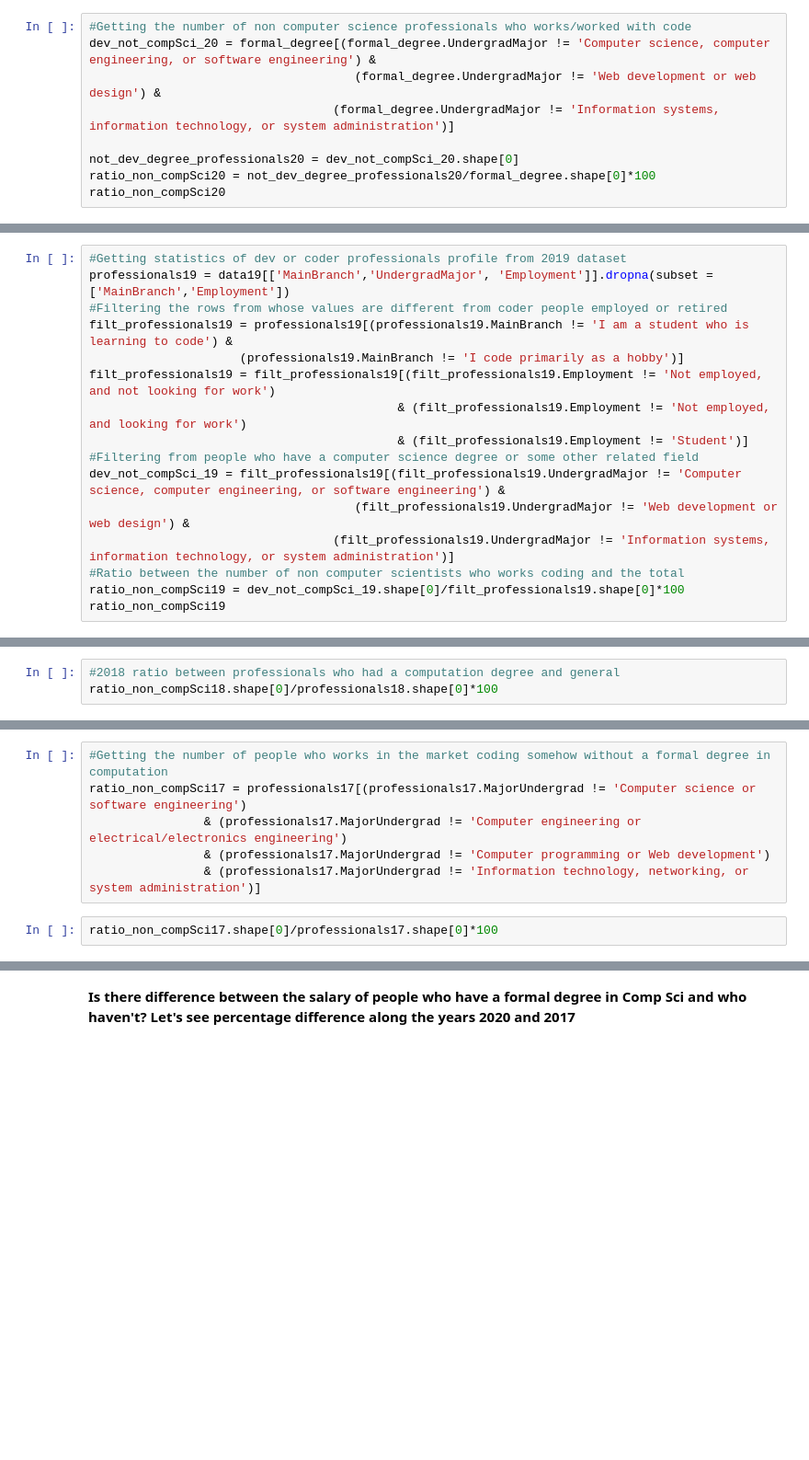
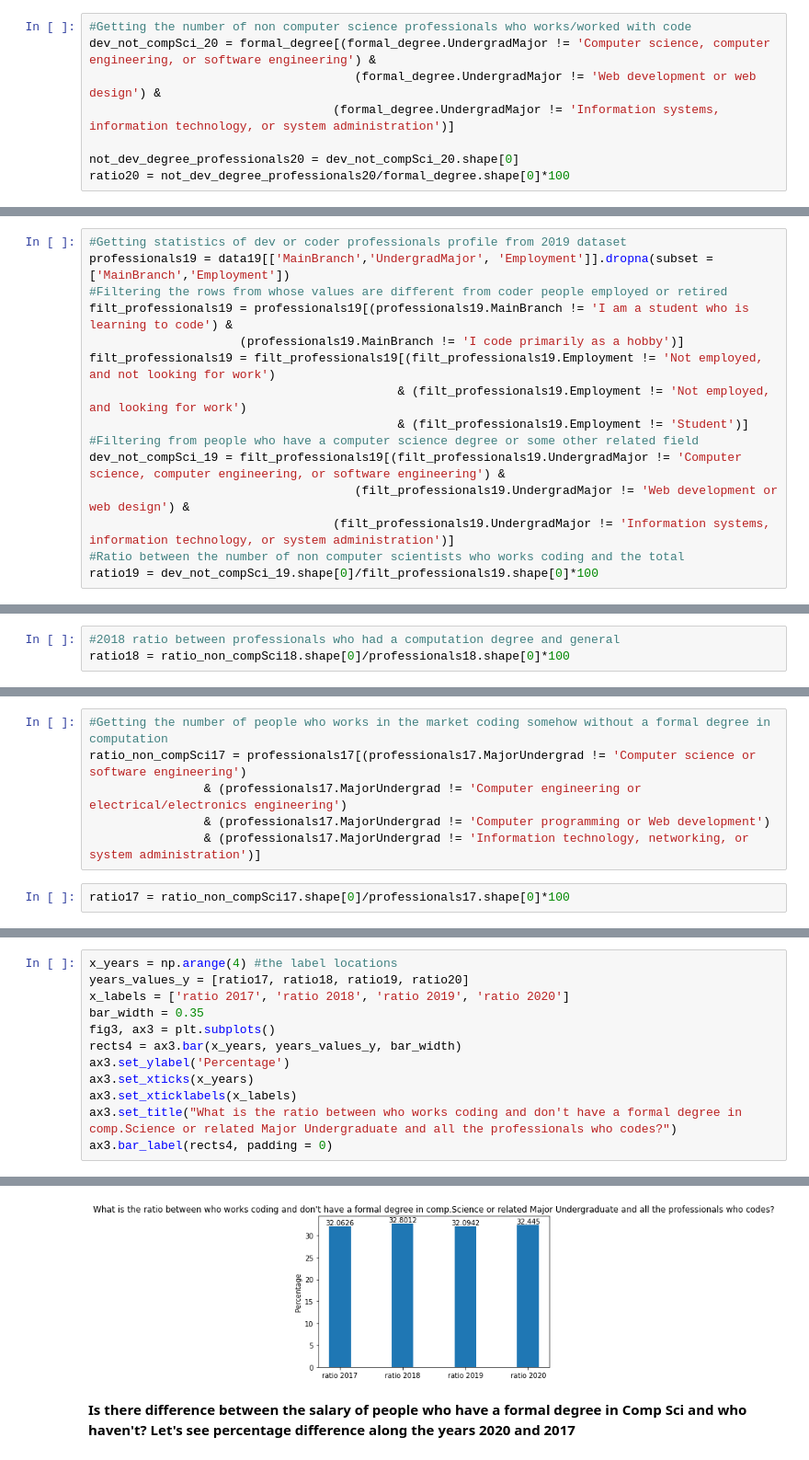
Before and after one commit to NataliaKitaoka/coder-evolution, a Jupyter notebook: coder-evolution.ipynb, the cells around one changed output, grey strips where cells are left out. Shown: that part at 92% size. Drawn from its saved outputs; the diff is of its cells as text; blank space fills up the shorter version.

Commit message:
Updates 2nd question visualization

```diff
--- a/coder-evolution.ipynb
+++ b/coder-evolution.ipynb
@@ -153,5 +153,4 @@ dev_not_compSci_20 = formal_degree[(formal_degree.UndergradMajor != 'Computer sc
                                   (formal_degree.UndergradMajor != 'Information systems, information technology, or system administration')]
 
 not_dev_degree_professionals20 = dev_not_compSci_20.shape[0]
-ratio_non_compSci20 = not_dev_degree_professionals20/formal_degree.shape[0]*100
-ratio_non_compSci20
+ratio20 = not_dev_degree_professionals20/formal_degree.shape[0]*100
@@ -171,5 +168,4 @@ dev_not_compSci_19 = filt_professionals19[(filt_professionals19.UndergradMajor !
                                      (filt_professionals19.UndergradMajor != 'Web development or web design') &
                                   (filt_professionals19.UndergradMajor != 'Information systems, information technology, or system administration')]
 #Ratio between the number of non computer scientists who works coding and the total
-ratio_non_compSci19 = dev_not_compSci_19.shape[0]/filt_professionals19.shape[0]*100
-ratio_non_compSci19
+ratio19 = dev_not_compSci_19.shape[0]/filt_professionals19.shape[0]*100
@@ -206,4 +200,4 @@ ratio_non_compSci18 = professionals18[(professionals18.UndergradMajor != 'Comput
                 & (professionals18.UndergradMajor != 'Web development or web design')]
 # %%
 #2018 ratio between professionals who had a computation degree and general
-ratio_non_compSci18.shape[0]/professionals18.shape[0]*100
+ratio18 = ratio_non_compSci18.shape[0]/professionals18.shape[0]*100
@@ -225,4 +217,4 @@ ratio_non_compSci17 = professionals17[(professionals17.MajorUndergrad != 'Comput
                 & (professionals17.MajorUndergrad != 'Computer programming or Web development')
                 & (professionals17.MajorUndergrad != 'Information technology, networking, or system administration')]
 # %%
-ratio_non_compSci17.shape[0]/professionals17.shape[0]*100
+ratio17 = ratio_non_compSci17.shape[0]/professionals17.shape[0]*100
@@ -230,0 +246,13 @@ ratio_non_compSci17.shape[0]/professionals17.shape[0]*100
+# %%
+x_years = np.arange(4) #the label locations
+years_values_y = [ratio17, ratio18, ratio19, ratio20]
+x_labels = ['ratio 2017', 'ratio 2018', 'ratio 2019', 'ratio 2020']
+bar_width = 0.35
+fig3, ax3 = plt.subplots()
+rects4 = ax3.bar(x_years, years_values_y, bar_width)
+ax3.set_ylabel('Percentage')
+ax3.set_xticks(x_years)
+ax3.set_xticklabels(x_labels)
+ax3.set_title("What is the ratio between who works coding and don't have a formal degree in comp.Science or related Major Undergraduate and all the professionals who codes?")
+ax3.bar_label(rects4, padding = 0)
+# %% [output]
@@ -231,3 +263,4 @@ ratio_non_compSci17.shape[0]/professionals17.shape[0]*100
+[figure, added]
 # %% [markdown]
 <b>Is there difference between the salary of people who have a formal degree in Comp Sci and who haven't? Let's see percentage difference along the years 2020 and 2017<b>
 # %%
```
Also changed, not shown: parts of 8 cells of this notebook.
